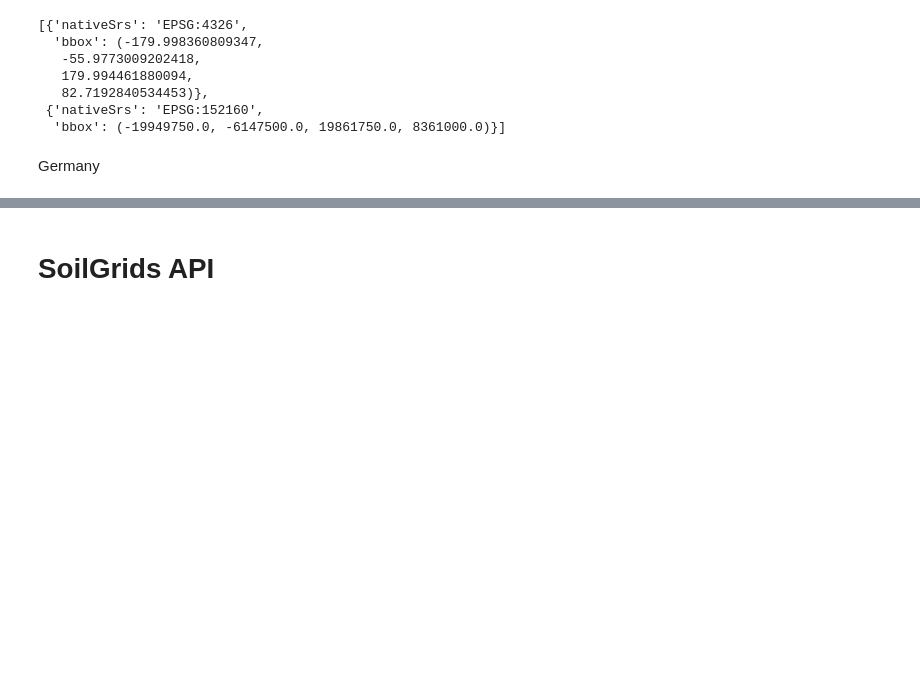
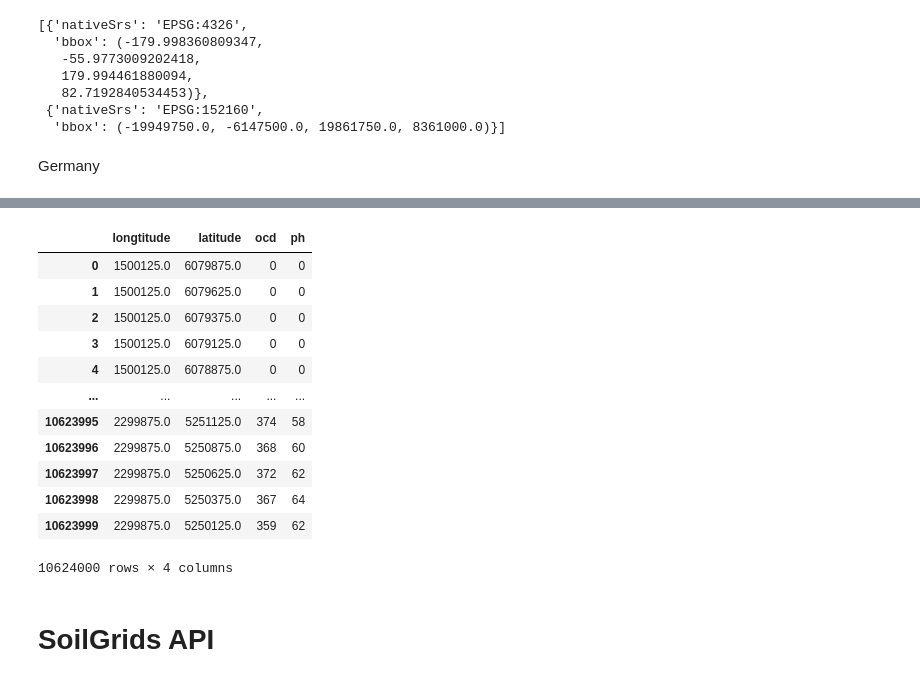
Before and after one commit to TmtStss/biodiversipy, a Jupyter notebook: notebooks/SoilGrids API Exploration.ipynb, the cells around one changed output, grey strips where cells are left out. Cells and saved outputs as stored; diff of their text form; code cells hidden in the pictures; blank space fills up the shorter version.

```diff
--- a/notebooks/SoilGrids API Exploration.ipynb
+++ b/notebooks/SoilGrids API Exploration.ipynb
@@ -185,3 +218,27 @@ import rioxarray as rxr
+# %%
+df_ocd_0_5cm_mean = get_data('../raw_data/Germany_ocd_0-5cm_mean.tif')
+# %%
+df_ocd_0_5cm_mean = df_ocd_0_5cm_mean.rename(columns= {'val': 'ocd'})
+# %%
+df_pH_0_5_mean = df_pH_0_5_mean.rename(columns= {'val': 'ph'})
+# %%
+full_df = pd.merge(df_ocd_0_5cm_mean, df_pH_0_5_mean, on= ['longtitude', 'latitude'])
+# %%
+full_df
+# %% [output]
+|  | longtitude | latitude | ocd | ph |
+| 0 | 1500125.0 | 6079875.0 | 0 | 0 |
+| 1 | 1500125.0 | 6079625.0 | 0 | 0 |
+| 2 | 1500125.0 | 6079375.0 | 0 | 0 |
+| 3 | 1500125.0 | 6079125.0 | 0 | 0 |
+| 4 | 1500125.0 | 6078875.0 | 0 | 0 |
+| ... | ... | ... | ... | ... |
+| 10623995 | 2299875.0 | 5251125.0 | 374 | 58 |
+| 10623996 | 2299875.0 | 5250875.0 | 368 | 60 |
+| 10623997 | 2299875.0 | 5250625.0 | 372 | 62 |
+| 10623998 | 2299875.0 | 5250375.0 | 367 | 64 |
+| 10623999 | 2299875.0 | 5250125.0 | 359 | 62 |
+10624000 rows × 4 columns
 # %% [markdown]
 # SoilGrids API
 # %% [markdown]
```
Also changed, not shown: parts of 58 cells of this notebook, 1 other file.
